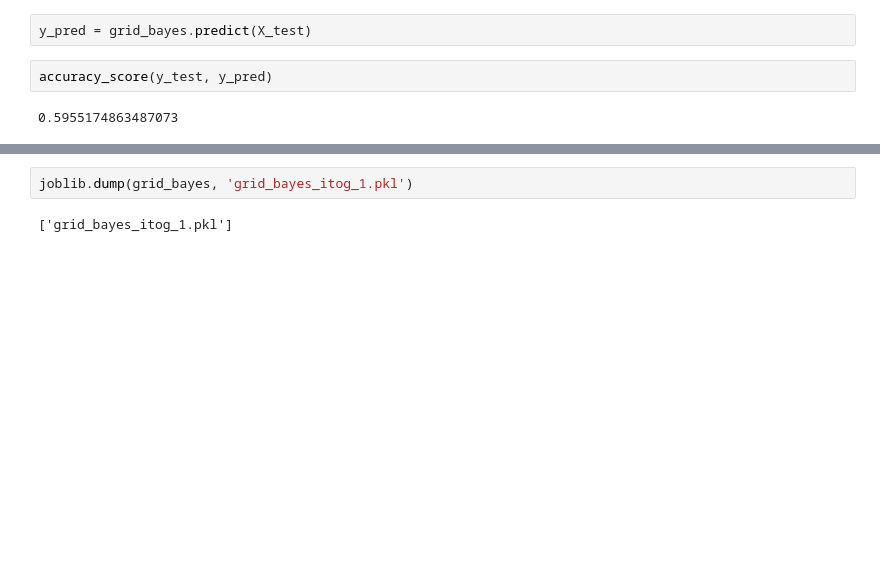
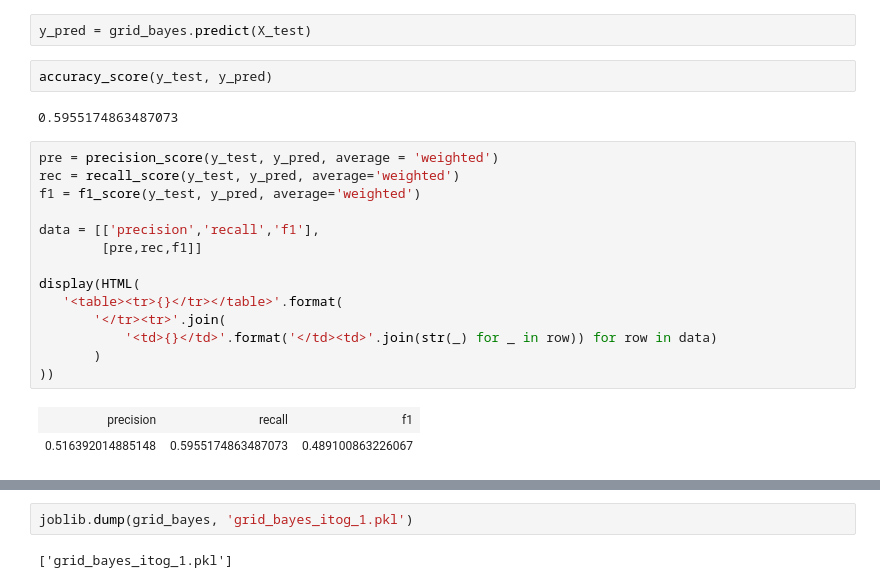
Before and after one commit to SiGidas/Aposemat_IoT-23, a Jupyter notebook: Itog_1.ipynb, the cells around one changed output, grey strips where cells are left out. Drawn from its saved outputs; the diff is of its cells as text; blank space fills up the shorter version.

```diff
--- a/Itog_1.ipynb
+++ b/Itog_1.ipynb
@@ -831,6 +832,23 @@ y_pred = grid_bayes.predict(X_test)
 accuracy_score(y_test, y_pred)
 # %% [output]
 0.5955174863487073
+# %%
+pre = precision_score(y_test, y_pred, average = 'weighted')
+rec = recall_score(y_test, y_pred, average='weighted')
+f1 = f1_score(y_test, y_pred, average='weighted')
+
+data = [['precision','recall','f1'],
+        [pre,rec,f1]]
+
+display(HTML(
+   '<table><tr>{}</tr></table>'.format(
+       '</tr><tr>'.join(
+           '<td>{}</td>'.format('</td><td>'.join(str(_) for _ in row)) for row in data)
+       )
+))
+# %% [output]
+| precision | recall | f1 |
+| 0.516392014885148 | 0.5955174863487073 | 0.489100863226067 |
 # %%
 con_mat(y_test, y_pred)
 # %% [output]
```
Also changed, not shown: parts of 17 cells of this notebook.
